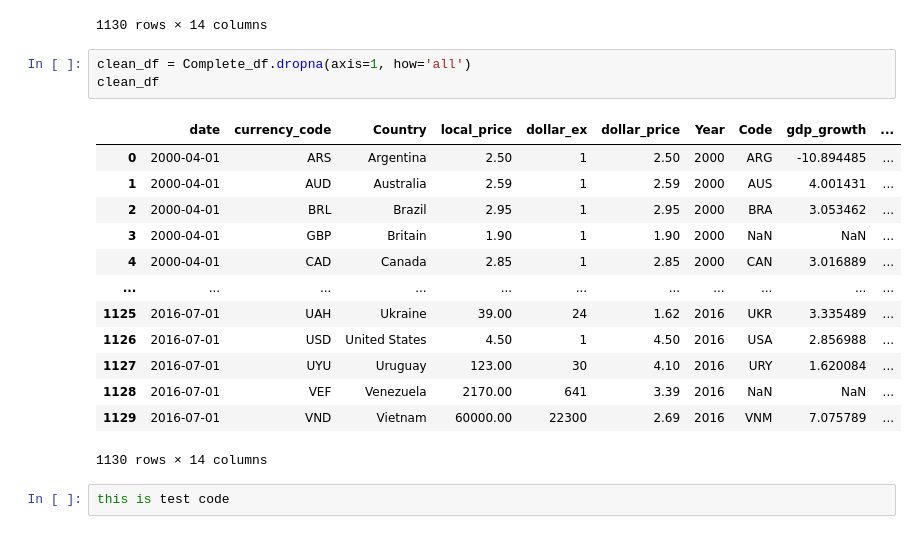
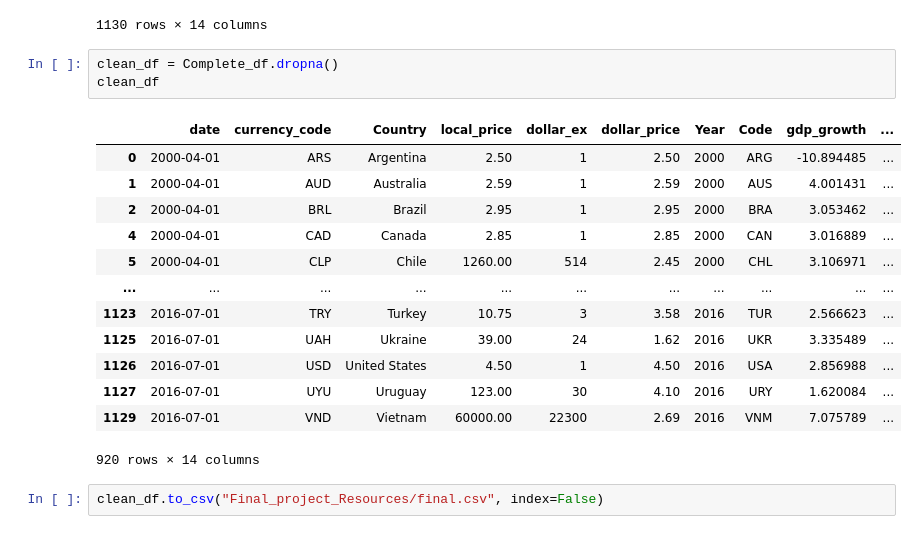
Before and after one commit to bolwerk-b/Final-Project, a Jupyter notebook: data cleaning test.ipynb, the cells around one changed output. Drawn from its saved outputs; the diff is of its cells as text.

Commit message:
completed data cleaning and created final.csv

```diff
--- a/data cleaning test.ipynb
+++ b/data cleaning test.ipynb
@@ -244,21 +244,21 @@ Complete_df
 | 1129 | 2016-07-01 | VND | Vietnam | 60000.00 | 22300 | 2.69 | 2016 | VNM | 7.075789 | ... |
 1130 rows × 14 columns
 # %%
-clean_df = Complete_df.dropna(axis=1, how='all')
+clean_df = Complete_df.dropna()
 clean_df
 # %% [output]
 |  | date | currency_code | Country | local_price | dollar_ex | dollar_price | Year | Code | gdp_growth | ... |
 | 0 | 2000-04-01 | ARS | Argentina | 2.50 | 1 | 2.50 | 2000 | ARG | -10.894485 | ... |
 | 1 | 2000-04-01 | AUD | Australia | 2.59 | 1 | 2.59 | 2000 | AUS | 4.001431 | ... |
 | 2 | 2000-04-01 | BRL | Brazil | 2.95 | 1 | 2.95 | 2000 | BRA | 3.053462 | ... |
-| 3 | 2000-04-01 | GBP | Britain | 1.90 | 1 | 1.90 | 2000 | NaN | NaN | ... |
 | 4 | 2000-04-01 | CAD | Canada | 2.85 | 1 | 2.85 | 2000 | CAN | 3.016889 | ... |
+| 5 | 2000-04-01 | CLP | Chile | 1260.00 | 514 | 2.45 | 2000 | CHL | 3.106971 | ... |
 | ... | ... | ... | ... | ... | ... | ... | ... | ... | ... | ... |
+| 1123 | 2016-07-01 | TRY | Turkey | 10.75 | 3 | 3.58 | 2016 | TUR | 2.566623 | ... |
 | 1125 | 2016-07-01 | UAH | Ukraine | 39.00 | 24 | 1.62 | 2016 | UKR | 3.335489 | ... |
 | 1126 | 2016-07-01 | USD | United States | 4.50 | 1 | 4.50 | 2016 | USA | 2.856988 | ... |
 | 1127 | 2016-07-01 | UYU | Uruguay | 123.00 | 30 | 4.10 | 2016 | URY | 1.620084 | ... |
-| 1128 | 2016-07-01 | VEF | Venezuela | 2170.00 | 641 | 3.39 | 2016 | NaN | NaN | ... |
 | 1129 | 2016-07-01 | VND | Vietnam | 60000.00 | 22300 | 2.69 | 2016 | VNM | 7.075789 | ... |
-1130 rows × 14 columns
+920 rows × 14 columns
-# %%
-this is test code
+# %%
+clean_df.to_csv("Final_project_Resources/final.csv", index=False)
```
Also changed, not shown: 1 other file.
